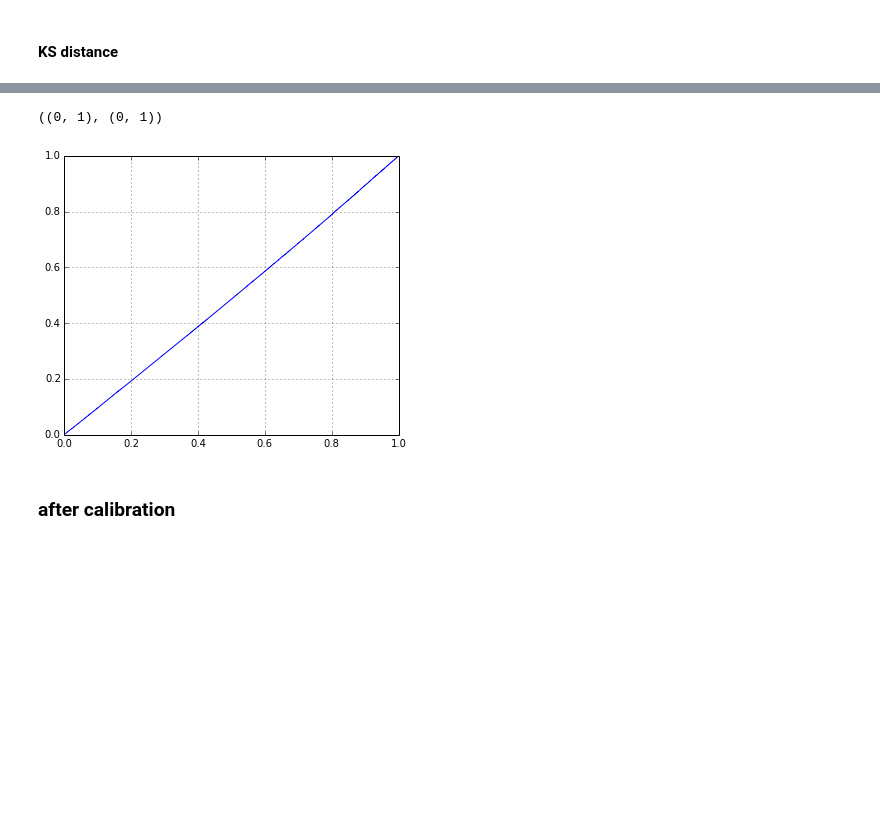
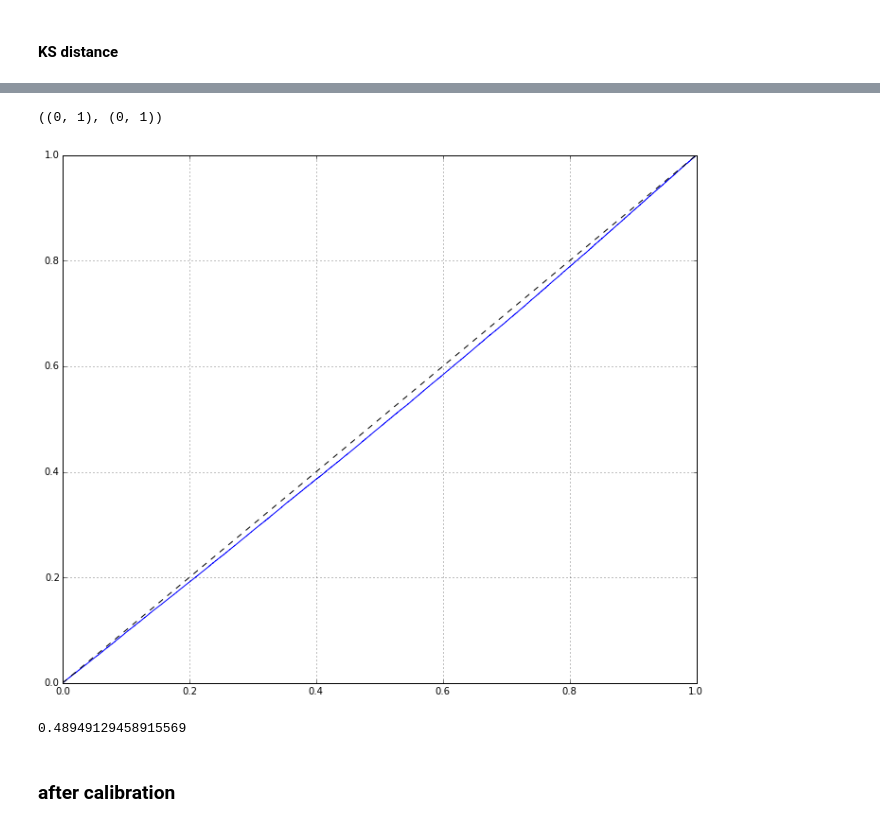
Before and after one commit to tlikhomanenko/tagging_LHCb, a Jupyter notebook: combined-tagging-PID-less.ipynb, the cells around one changed output, grey strips where cells are left out. Cells and saved outputs as stored; diff of their text form; code cells hidden in the pictures; blank space fills up the shorter version.

```diff
--- a/combined-tagging-PID-less.ipynb
+++ b/combined-tagging-PID-less.ipynb
@@ -134,10 +135,15 @@ fpr, tpr, _ = roc_curve(Bsign, (Bprob - 0.5) * Bsign, sample_weight=Bweight)
 # %%
-figsize(6, 5)
 plot(fpr, tpr), grid()
+plot([0, 1], [0, 1], 'k--')
 xlim(0, 1), ylim(0, 1)
 # %% [output]
 ((0, 1), (0, 1))
-[figure, old version]
+[figure, new version]
+# %%
+from sklearn.metrics import roc_auc_score
+roc_auc_score(Bsign, (Bprob - 0.5) * Bsign, sample_weight=Bweight)
+# %% [output]
+0.48949129458915569
 # %% [markdown]
 ### after calibration
 # %%
```
Also changed, not shown: parts of 30 cells of this notebook, 12 other files.
